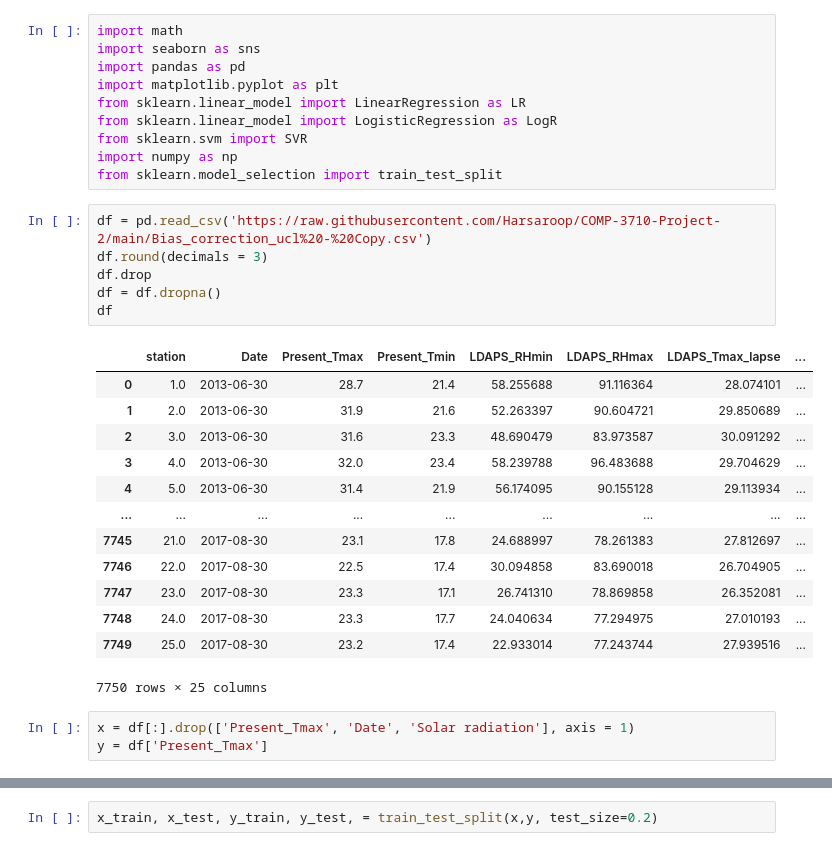
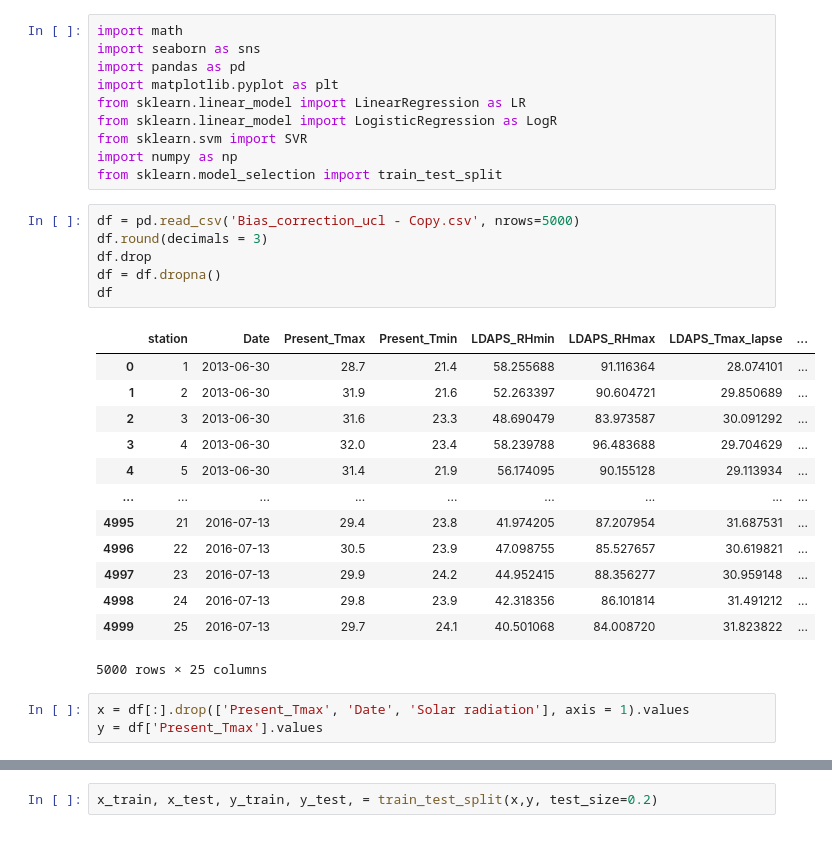
Before and after one commit to Harsaroop/COMP-3710-Project-2, a Jupyter notebook: Bias_Correction.ipynb, the cells around one changed output, grey strips where cells are left out. Drawn from its saved outputs; the diff is of its cells as text.

```diff
--- a/Bias_Correction.ipynb
+++ b/Bias_Correction.ipynb
@@ -11,28 +11,28 @@ from sklearn.svm import SVR
 import numpy as np
 from sklearn.model_selection import train_test_split
 # %%
-df = pd.read_csv('https://raw.githubusercontent.com/Harsaroop/COMP-3710-Project-2/main/Bias_correction_ucl%20-%20Copy.csv')
+df = pd.read_csv('Bias_correction_ucl - Copy.csv', nrows=5000)
 df.round(decimals = 3)
 df.drop
 df = df.dropna()
 df
 # %% [output]
 |  | station | Date | Present_Tmax | Present_Tmin | LDAPS_RHmin | LDAPS_RHmax | LDAPS_Tmax_lapse | ... |
-| 0 | 1.0 | 2013-06-30 | 28.7 | 21.4 | 58.255688 | 91.116364 | 28.074101 | ... |
-| 1 | 2.0 | 2013-06-30 | 31.9 | 21.6 | 52.263397 | 90.604721 | 29.850689 | ... |
-| 2 | 3.0 | 2013-06-30 | 31.6 | 23.3 | 48.690479 | 83.973587 | 30.091292 | ... |
-| 3 | 4.0 | 2013-06-30 | 32.0 | 23.4 | 58.239788 | 96.483688 | 29.704629 | ... |
-| 4 | 5.0 | 2013-06-30 | 31.4 | 21.9 | 56.174095 | 90.155128 | 29.113934 | ... |
+| 0 | 1 | 2013-06-30 | 28.7 | 21.4 | 58.255688 | 91.116364 | 28.074101 | ... |
+| 1 | 2 | 2013-06-30 | 31.9 | 21.6 | 52.263397 | 90.604721 | 29.850689 | ... |
+| 2 | 3 | 2013-06-30 | 31.6 | 23.3 | 48.690479 | 83.973587 | 30.091292 | ... |
+| 3 | 4 | 2013-06-30 | 32.0 | 23.4 | 58.239788 | 96.483688 | 29.704629 | ... |
+| 4 | 5 | 2013-06-30 | 31.4 | 21.9 | 56.174095 | 90.155128 | 29.113934 | ... |
 | ... | ... | ... | ... | ... | ... | ... | ... | ... |
-| 7745 | 21.0 | 2017-08-30 | 23.1 | 17.8 | 24.688997 | 78.261383 | 27.812697 | ... |
-| 7746 | 22.0 | 2017-08-30 | 22.5 | 17.4 | 30.094858 | 83.690018 | 26.704905 | ... |
-| 7747 | 23.0 | 2017-08-30 | 23.3 | 17.1 | 26.741310 | 78.869858 | 26.352081 | ... |
-| 7748 | 24.0 | 2017-08-30 | 23.3 | 17.7 | 24.040634 | 77.294975 | 27.010193 | ... |
-| 7749 | 25.0 | 2017-08-30 | 23.2 | 17.4 | 22.933014 | 77.243744 | 27.939516 | ... |
+| 4995 | 21 | 2016-07-13 | 29.4 | 23.8 | 41.974205 | 87.207954 | 31.687531 | ... |
+| 4996 | 22 | 2016-07-13 | 30.5 | 23.9 | 47.098755 | 85.527657 | 30.619821 | ... |
+| 4997 | 23 | 2016-07-13 | 29.9 | 24.2 | 44.952415 | 88.356277 | 30.959148 | ... |
+| 4998 | 24 | 2016-07-13 | 29.8 | 23.9 | 42.318356 | 86.101814 | 31.491212 | ... |
+| 4999 | 25 | 2016-07-13 | 29.7 | 24.1 | 40.501068 | 84.008720 | 31.823822 | ... |
-7750 rows × 25 columns
+5000 rows × 25 columns
 # %%
-x = df[:].drop(['Present_Tmax', 'Date', 'Solar radiation'], axis = 1)
-y = df['Present_Tmax']
+x = df[:].drop(['Present_Tmax', 'Date', 'Solar radiation'], axis = 1).values
+y = df['Present_Tmax'].values
 # %%
 print(x.shape,y.shape)
 # %% [output]
```
Also changed, not shown: parts of 4 cells of this notebook, 4 other files.
